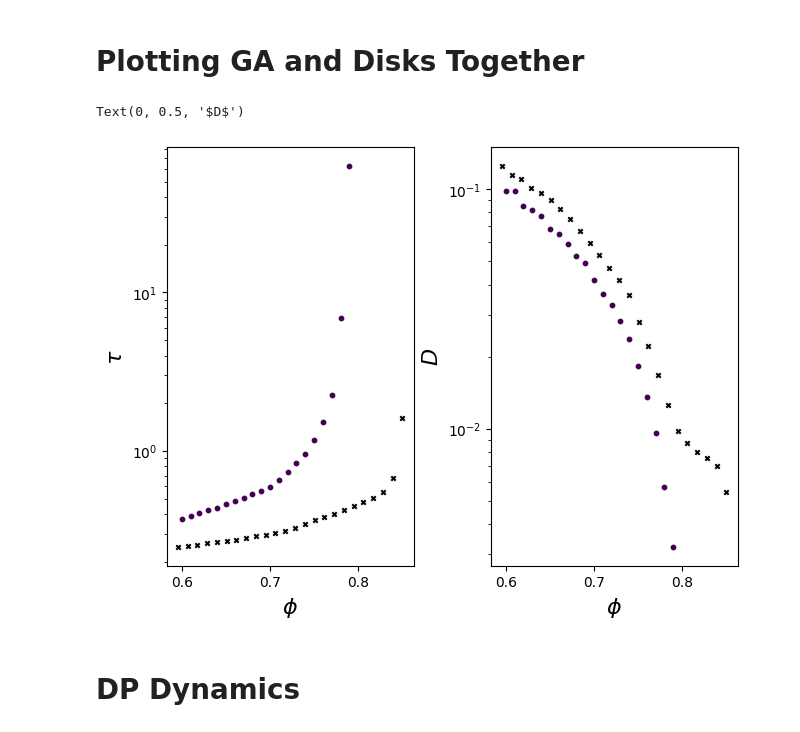
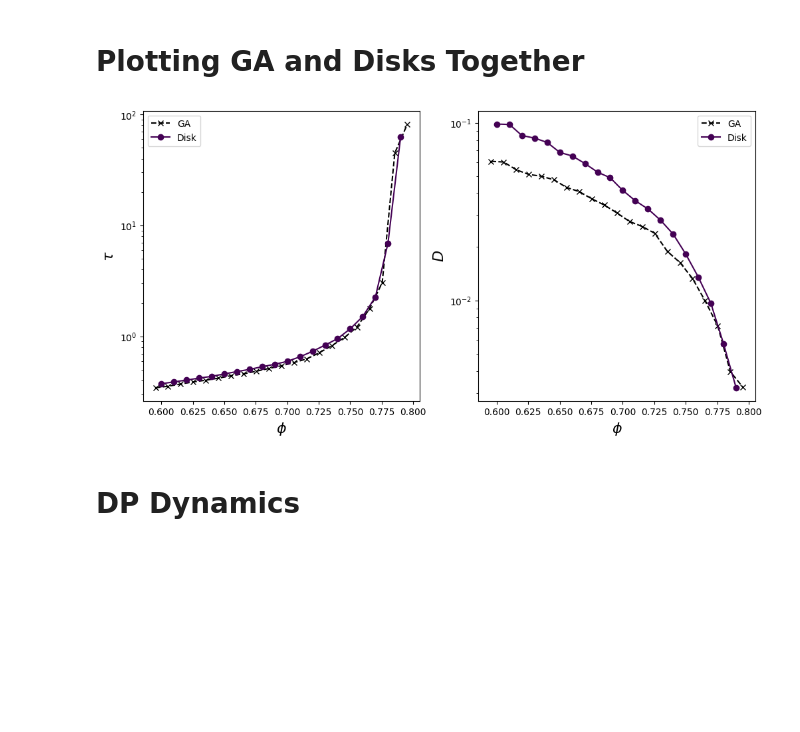
Before and after one commit to mmccraw98/notebooks-spring-26, a Jupyter notebook: 01/grant/analyzing-server-data/test.ipynb, the cells around one changed output. Saved outputs shown, nothing was run; the diff lists cells and outputs as text; code cells hidden in the pictures; blank space fills up the shorter version.

```diff
--- a/01/grant/analyzing-server-data/test.ipynb
+++ b/01/grant/analyzing-server-data/test.ipynb
@@ -17,6 +22,6 @@ def get_diffusion_coeff(m, t, dim=2, scale=1):
 # %%
-dp_data = np.load('data/dp-dynamics-data-3.npz', allow_pickle=True)
-ga_data = np.load('data/ga-dynamics-data-3.npz', allow_pickle=True)
+dp_data = np.load('data/dp-dynamics-data-3-longer-2.npz', allow_pickle=True)
+ga_data = np.load('data/ga-dynamics-data-4.npz', allow_pickle=True)
 ga_density_data = np.load('data/ga-densities.npz', allow_pickle=True)
 ga_jam_data = np.load('data/ga-jam-2d.npz', allow_pickle=True)
 sphere_data = np.load('data/sphere-dynamics-data-3.npz', allow_pickle=True)
@@ -151,22 +211,31 @@ cbar = plt.colorbar(sm, ax=plt.gca(), label=r'$k_B T/ \varepsilon_c$')
 temp_norm = LogNorm(min(sphere_data['temp']), max(sphere_data['temp']))
 cmap = plt.cm.viridis
 
-fig, ax = plt.subplots(1, 2, sharex=True, constrained_layout=True)
+fig, ax = plt.subplots(1, 2, sharex=True, constrained_layout=True, figsize=(10, 5))
 
 for which in np.unique(sphere_data['which']):
     marker = 'x' if 'wca' in which else 'o'
     for temp in np.unique(sphere_data['temp']):
         mask = (sphere_data['which'] == which) & (sphere_data['temp'] == temp)
-        ax[0].scatter(sphere_data['phi_true'][mask], sphere_tau[mask], c=cmap(temp_norm(temp)), marker=marker, s=10)
-        ax[1].scatter(sphere_data['phi_true'][mask], sphere_D[mask], c=cmap(temp_norm(temp)), marker=marker, s=10)
+        x = sphere_data['phi_true'][mask]
+        order = np.argsort(x)
+        x = x[order]
+        ax[0].plot(x, sphere_tau[mask][order], c=cmap(temp_norm(temp)), marker=marker)
+        ax[1].plot(x, sphere_D[mask][order], c=cmap(temp_norm(temp)), marker=marker)
 
 for a in ax:
     a.set_yscale('log')
     a.set_xlabel(r'$\phi^*$', fontsize=16)
+    a.plot([], [], c='k', marker='o', label='Spring')
+    a.plot([], [], c='k', marker='x', label='WCA')
+    a.legend()
 ax[0].set_ylabel(r'$\tau$', fontsize=16)
 ax[1].set_ylabel(r'$D$', fontsize=16)
 
 sm = plt.cm.ScalarMappable(norm=temp_norm, cmap=cmap)
 sm.set_array(np.unique(sphere_data['temp']))
 cbar = plt.colorbar(sm, ax=plt.gca(), label=r'$k_B T/ \varepsilon_c$')
+
+plt.savefig('figures/dynamics/disk-true-density.png', dpi=600)
+plt.show()
 # %% [output]
@@ -199,30 +306,45 @@ cbar = plt.colorbar(sm, ax=plt.gca(), label=r'$k_B T/ \varepsilon_c$')
 # %% [markdown]
 # Plotting GA and Disks Together
 # %%
-fig, ax = plt.subplots(1, 2, sharex=True, constrained_layout=True)
+fig, ax = plt.subplots(1, 2, sharex=True, constrained_layout=True, figsize=(10, 5))
 
 ga_data_mask = (ga_data['mu'] == 0.1) & (ga_data['alpha'] == 1.0)
-ax[0].scatter(ga_data_true_phi[ga_data_mask], ga_tau[ga_data_mask], c='k', s=10, marker='x')
-ax[1].scatter(ga_data_true_phi[ga_data_mask], ga_D[ga_data_mask], c='k', s=10, marker='x')
+x = ga_data['phi'][ga_data_mask]
+order = np.argsort(x)
+x = x[order]
+y = ga_tau[ga_data_mask][order]
+ax[0].plot(x, y, c='k', marker='x', ls='--', label='GA')
+y = ga_D[ga_data_mask][order]
+ax[1].plot(x, y, c='k', marker='x', ls='--', label='GA')
 
 for which in np.unique(sphere_data['which']):
     if 'wca' in which:
         continue
     for temp in np.unique(sphere_data['temp']):
         if temp != 1e-5:
             continue
         mask = (sphere_data['which'] == which) & (sphere_data['temp'] == temp)
-        ax[0].scatter(sphere_data['phi'][mask], sphere_tau[mask], c=cmap(temp_norm(temp)), marker='o', s=10)
-        ax[1].scatter(sphere_data['phi'][mask], sphere_D[mask], c=cmap(temp_norm(temp)), marker='o', s=10)
+        x = sphere_data['phi'][mask]
+        order = np.argsort(x)
+        x = x[order]
+        y = sphere_tau[mask][order]
+        ax[0].plot(x, y, c=cmap(temp_norm(temp)), marker='o', label='Disk')
+        y = sphere_D[mask][order]
+        ax[1].plot(x, y, c=cmap(temp_norm(temp)), marker='o', label='Disk')
+        break
+    break
 
 for a in ax:
     a.set_yscale('log')
     a.set_xlabel(r'$\phi$', fontsize=16)
+    a.legend()
 ax[0].set_ylabel(r'$\tau$', fontsize=16)
 ax[1].set_ylabel(r'$D$', fontsize=16)
+
+plt.savefig('figures/dynamics/ga-sphere-comparison.png', dpi=600)
+plt.show()
 # %% [output]
-Text(0, 0.5, '$D$')
-[figure, old version]
+[figure, new version]
 # %% [markdown]
 # DP Dynamics
 # %%
```
Also changed, not shown: parts of 12 cells of this notebook, 13 other files.
